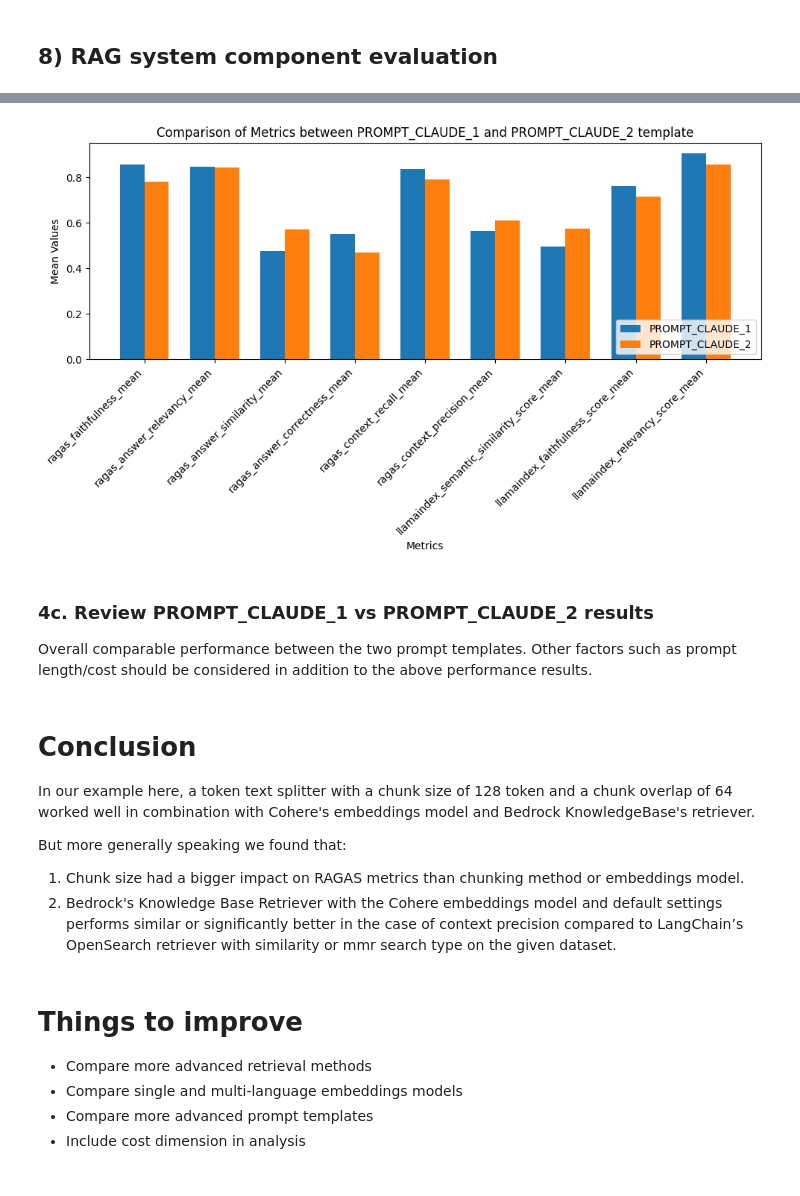
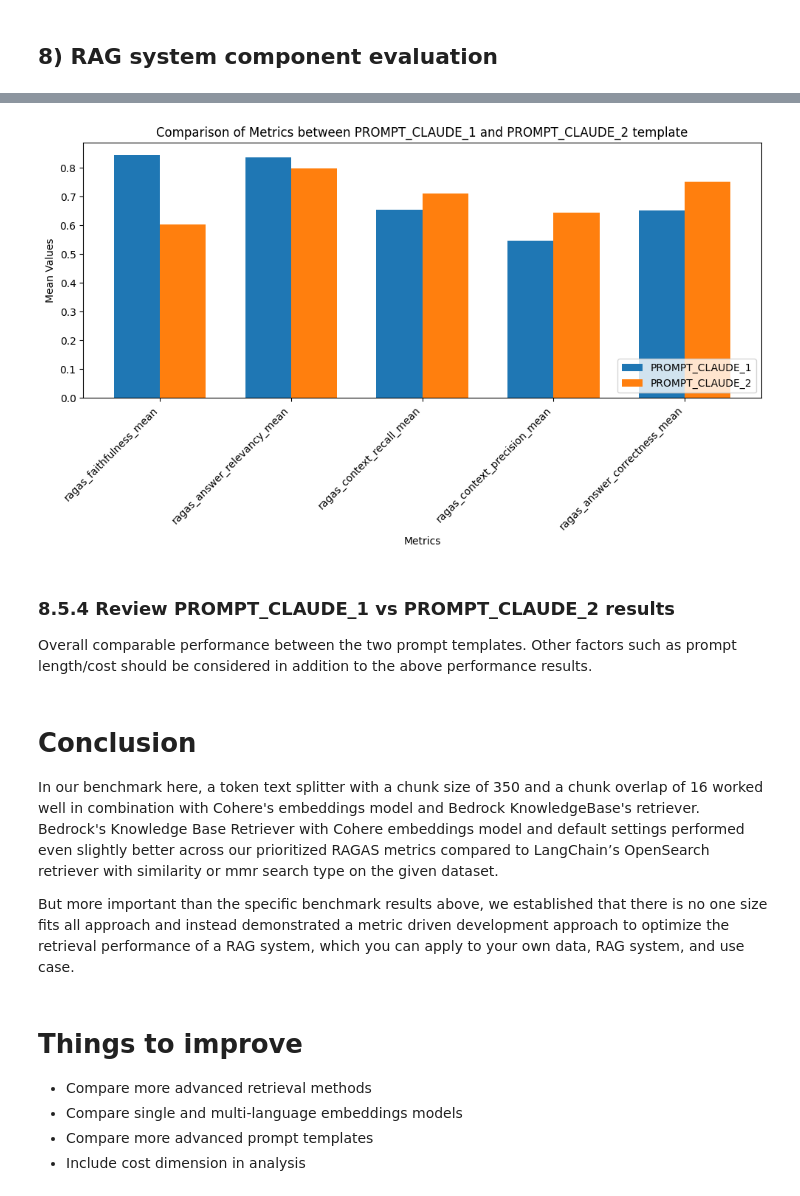
Before and after one commit to fhuthmacher/aws-rag-system-eval, a Jupyter notebook: olderVersions/RAG-System-Eval-DeepDive-mlflow.ipynb, the cells around one changed output, grey strips where cells are left out. Drawn from its saved outputs; the diff is of its cells as text; code cells hidden in the pictures.

```diff
--- a/olderVersions/RAG-System-Eval-DeepDive-mlflow.ipynb
+++ b/olderVersions/RAG-System-Eval-DeepDive-mlflow.ipynb
@@ -1877,5 +2719,5 @@ llamaindex_relevancy_score_mean: 0.9047619047619048
 # %%
-## 3c. Create RAG system with Bedrock Knowledge Base retriever
+# 8.4.3 Create RAG system with Bedrock Knowledge Base retriever
 from langchain.embeddings import BedrockEmbeddings
 
 embedding_model = BedrockEmbeddings(
@@ -1888,9 +2730,9 @@ rag_system_details = {
     "vector_store": "",
     "llm": llm01,
     "kb_id": os.environ['BEDROCK_KNOWLEDGEBASE_ID'],
-    "splitter_name": "TokenTextSplitter",
+    "splitter_name": "TokenTextSplitter-350",
     "text_chunks": token_text_list,
-    "index_name": "rag-eval-tokentextsplitter_1024",
+    "index_name": "rag-eval-tokentextsplitter_350",
     "index_dimension": 1024,
     "embedding_model_name": 'cohere.embed-multilingual-v3', # Bedrock KB will use same embeddings model
     "embedding_model": embedding_model,
@@ -1904,7 +2746,7 @@ rag_system_details = {
     "lambda_mult": 0.5, # Diversity of results returned by MMR, 1 for minimum diversity and 0 for maximum. (Default: 0.5)
 
 }
-run_name, vector_store, qa_chain = create_rag(rag_system_details)
+run_name, vector_store, qa_chain = create_rag(rag_system_details, debug=False)
 
 rag_system_eval_details = {
     "experiment_name": experiment_name,
@@ -1912,5 +2754,5 @@ rag_system_eval_details = {
     "qa_chain": qa_chain,
     "ground_truth": prompts
 }
-ragas_eval_result9 = run_ragas_eval(rag_system_eval_details, rag_system_details)
+ragas_eval_resultretriever3, ragas_eval_resultretriever3df = run_ragas_eval(rag_system_eval_details, rag_system_details, debug=False)
 # %% [output]
@@ -1989,6 +2840,5 @@ Bedrock's Knowledge Base Retriever with the Cohere embeddings model and default
 # %%
-# 4. Prompt Template: For each LLM we evaluate two different prompt templates
-## 4a. Create RAG system with PROMPT_CLAUDE_1
+# 8.5.1 Create RAG system with PROMPT_CLAUDE_1
 from langchain.embeddings import BedrockEmbeddings
 
 embedding_model = BedrockEmbeddings(
@@ -2017,7 +2867,7 @@ rag_system_details = {
     "lambda_mult": 0.5, # Diversity of results returned by MMR, 1 for minimum diversity and 0 for maximum. (Default: 0.5)
 
 }
-run_name, vector_store, qa_chain = create_rag(rag_system_details)
+run_name, vector_store, qa_chain = create_rag(rag_system_details, debug=False)
 
 rag_system_eval_details = {
     "experiment_name": experiment_name,
@@ -2025,5 +2875,6 @@ rag_system_eval_details = {
     "qa_chain": qa_chain,
     "ground_truth": prompts
 }
-ragas_eval_result10 = run_ragas_eval(rag_system_eval_details, rag_system_details)
+
+ragas_eval_resultprompt1, ragas_eval_resultprompt1df = run_ragas_eval(rag_system_eval_details, rag_system_details, debug=False)
 # %% [output]
@@ -2041,5 +2904,5 @@ llamaindex_relevancy_score_mean: 0.9047619047619048
 # %%
-## 4b. Create RAG system with PROMPT_CLAUDE_2
+# 8.5.2 Create RAG system with PROMPT_CLAUDE_2
 from langchain.embeddings import BedrockEmbeddings
 
 embedding_model = BedrockEmbeddings(
@@ -2068,7 +2931,7 @@ rag_system_details = {
     "lambda_mult": 0.5, # Diversity of results returned by MMR, 1 for minimum diversity and 0 for maximum. (Default: 0.5)
 
 }
-run_name, vector_store, qa_chain = create_rag(rag_system_details)
+run_name, vector_store, qa_chain = create_rag(rag_system_details, debug=False)
 
 rag_system_eval_details = {
     "experiment_name": experiment_name,
@@ -2076,5 +2939,5 @@ rag_system_eval_details = {
     "qa_chain": qa_chain,
     "ground_truth": prompts
 }
-ragas_eval_result11 = run_ragas_eval(rag_system_eval_details, rag_system_details)
+ragas_eval_resultprompt2, ragas_eval_resultprompt2df = run_ragas_eval(rag_system_eval_details, rag_system_details, debug=False)
 # %% [output]
@@ -2108,49 +2967,47 @@ llamaindex_relevancy_score_mean: 0.8571428571428571
 # %%
-# 4c. Review PROMPT_CLAUDE_1 vs PROMPT_CLAUDE_2 results
+# 8.5.3 Review PROMPT_CLAUDE_1 vs PROMPT_CLAUDE_2 results
 
 import matplotlib.pyplot as plt
 
-if 'llamaindex_correctness_score_mean' in ragas_eval_result10:
-    del ragas_eval_result10['llamaindex_correctness_score_mean']
-    del ragas_eval_result11['llamaindex_correctness_score_mean']
-
 # Extract metric names and mean values
-metric_names = list(ragas_eval_result10.keys())
-ragas_eval_result10_means = list(ragas_eval_result10.values())
-ragas_eval_result11_means = list(ragas_eval_result11.values())
+metric_names = list(ragas_eval_resultprompt1.keys())
+ragas_eval_result1_means = list(ragas_eval_resultprompt1.values())
+ragas_eval_result2_means = list(ragas_eval_resultprompt2.values())
 
 # Create comparison chart
 fig, ax = plt.subplots(figsize=(10, 6))
 
 bar_width = 0.35
 index = range(len(metric_names))
 
-bar1 = ax.bar(index, ragas_eval_result10_means, bar_width, label='PROMPT_CLAUDE_1')
-bar2 = ax.bar([i + bar_width for i in index], ragas_eval_result11_means, bar_width, label='PROMPT_CLAUDE_2')
+bar1 = ax.bar(index, ragas_eval_result1_means, bar_width, label='PROMPT_CLAUDE_1')
+bar2 = ax.bar([i + bar_width for i in index], ragas_eval_result2_means, bar_width, label='PROMPT_CLAUDE_2')
 
 ax.set_xlabel('Metrics')
 ax.set_ylabel('Mean Values')
 ax.set_title('Comparison of Metrics between PROMPT_CLAUDE_1 and PROMPT_CLAUDE_2 template')
 ax.set_xticks([i + bar_width / 2 for i in index])
 ax.set_xticklabels(metric_names, rotation=45, ha='right')
 ax.legend(loc='lower right')
 
 plt.tight_layout()
+# Save the figure
+filename = './tmp/prompttemplate_comparison.png'
+plt.savefig(filename)
+
 plt.show()
 # %% [output]
-[figure, old version]
+[figure, new version]
 # %% [markdown]
-### 4c. Review PROMPT_CLAUDE_1 vs PROMPT_CLAUDE_2 results
+### 8.5.4 Review PROMPT_CLAUDE_1 vs PROMPT_CLAUDE_2 results
 
 Overall comparable performance between the two prompt templates. Other factors such as prompt length/cost should be considered in addition to the above performance results.
 # %% [markdown]
 # Conclusion
 
-In our example here, a token text splitter with a chunk size of 128 token and a chunk overlap of 64 worked well in combination with Cohere's embeddings model and Bedrock KnowledgeBase's retriever.
+In our benchmark here, a token text splitter with a chunk size of 350 and a chunk overlap of 16 worked well in combination with Cohere's embeddings model and Bedrock KnowledgeBase's retriever. Bedrock's Knowledge Base Retriever with Cohere embeddings model and default settings performed even slightly better across our prioritized RAGAS metrics compared to LangChain’s OpenSearch retriever with similarity or mmr search type on the given dataset.
 
-But more generally speaking we found that:
-1)	Chunk size had a bigger impact on RAGAS metrics than chunking method or embeddings model.
-2)	Bedrock's Knowledge Base Retriever with the Cohere embeddings model and default settings performs similar or significantly better in the case of context precision compared to LangChain’s OpenSearch retriever with similarity or mmr search type on the given dataset.
+But more important than the specific benchmark results above, we established that there is no one size fits all approach and instead demonstrated a metric driven development approach to optimize the retrieval performance of a RAG system, which you can apply to your own data, RAG system, and use case.
 # %% [markdown]
 # Things to improve
 
```
Also changed, not shown: parts of 66 cells of this notebook, 5 other files.
